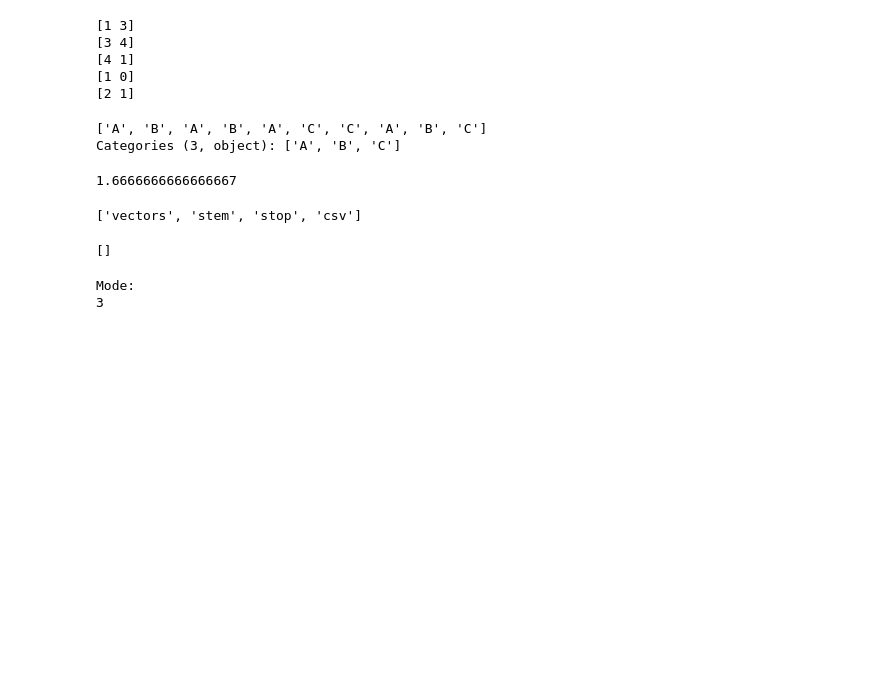
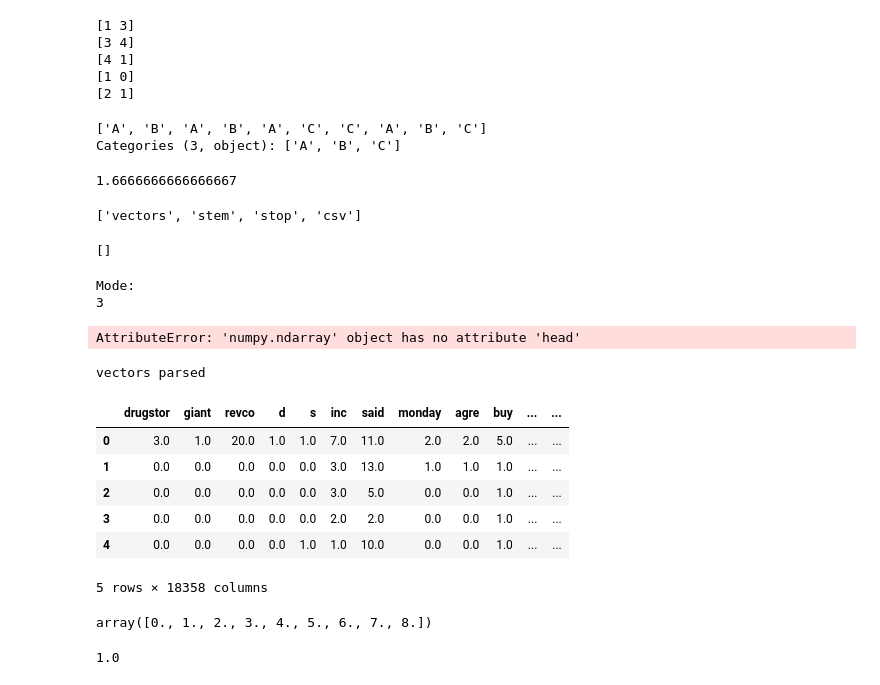
Before and after one commit to sorenpgithub/csc466lab6, a Jupyter notebook: test.ipynb, the cells around one changed output. Cells and saved outputs as stored; diff of their text form; code cells hidden in the pictures; blank space fills up the shorter version.

```diff
--- a/test.ipynb
+++ b/test.ipynb
@@ -210,3 +210,38 @@ print(mode_result[0])
 # %% [output]
 Mode:
 3
+# %%
+df[0].head()
+# %% [output]
+AttributeError: 'numpy.ndarray' object has no attribute 'head'
+# %%
+def parse_vec(path, mat = True):
+    df = pd.read_csv(path)
+    if mat:
+        df = df.to_numpy()
+    print("vectors parsed")
+
+    return df
+df = parse_vec("vectors/vectors_stem_stop.csv", mat=False)
+# %% [output]
+vectors parsed
+# %%
+df.head()
+# %% [output]
+|  | drugstor | giant | revco | d | s | inc | said | monday | agre | buy | ... | ... |
+| 0 | 3.0 | 1.0 | 20.0 | 1.0 | 1.0 | 7.0 | 11.0 | 2.0 | 2.0 | 5.0 | ... | ... |
+| 1 | 0.0 | 0.0 | 0.0 | 0.0 | 0.0 | 3.0 | 13.0 | 1.0 | 1.0 | 1.0 | ... | ... |
+| 2 | 0.0 | 0.0 | 0.0 | 0.0 | 0.0 | 3.0 | 5.0 | 0.0 | 0.0 | 1.0 | ... | ... |
+| 3 | 0.0 | 0.0 | 0.0 | 0.0 | 0.0 | 2.0 | 2.0 | 0.0 | 0.0 | 1.0 | ... | ... |
+| 4 | 0.0 | 0.0 | 0.0 | 0.0 | 1.0 | 1.0 | 10.0 | 0.0 | 0.0 | 1.0 | ... | ... |
+5 rows × 18358 columns
+# %%
+dict = {}
+df["money"].unique()
+# %% [output]
+array([0., 1., 2., 3., 4., 5., 6., 7., 8.])
+# %%
+l = [0,2]
+np.mean(l)
+# %% [output]
+1.0
```
Also changed, not shown: 7 other files.
